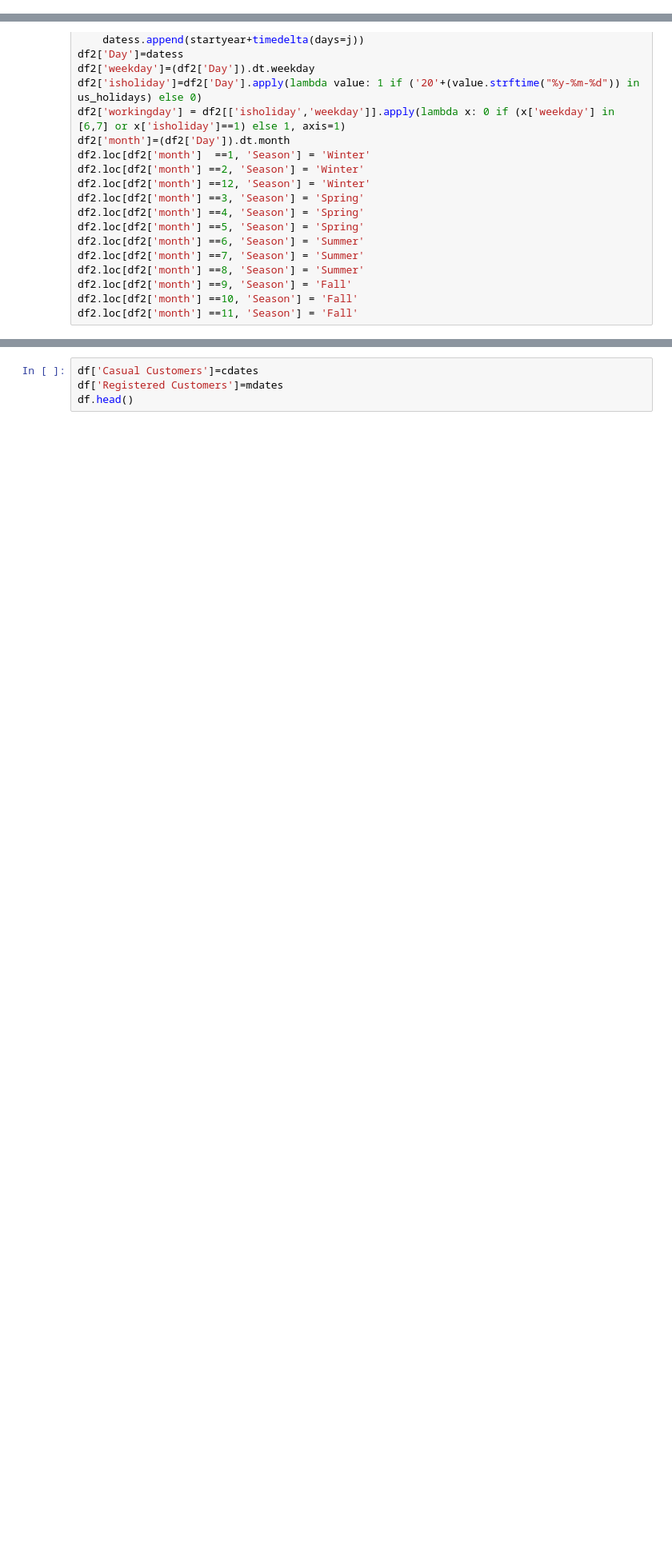
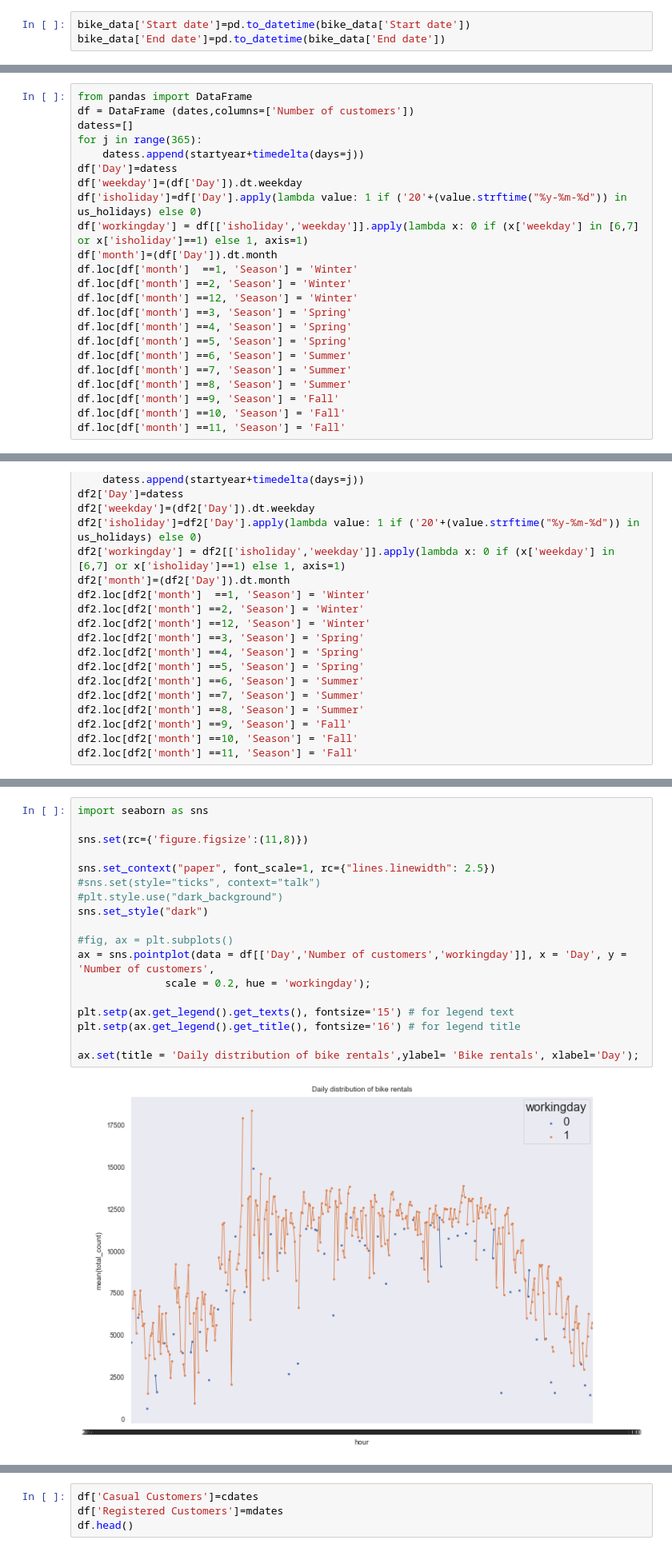
Before and after one commit to beugi19/Capital-Bikeshare, a Jupyter notebook: bike2.ipynb, the cells around one changed output, grey strips where cells are left out. Shown at 80% size. Saved outputs shown, nothing was run; the diff lists cells and outputs as text; blank space fills up the shorter version.

```diff
--- a/bike2.ipynb
+++ b/bike2.ipynb
@@ -48,4 +48,7 @@ bike_data12['month']=12
 bike_data12['season']=1
 # %%
 bike_data=pd.concat([bike_data1,bike_data2,bike_data3,bike_data4,bike_data5,bike_data6,bike_data7,bike_data8,bike_data9,bike_data10,bike_data11,bike_data12 ])
+# %%
+bike_data['Start date']=pd.to_datetime(bike_data['Start date'])
+bike_data['End date']=pd.to_datetime(bike_data['End date'])
 # %%
@@ -92,3 +93,26 @@ df3.head()
+# %%
+from pandas import DataFrame
+df = DataFrame (dates,columns=['Number of customers'])
+datess=[]
+for j in range(365):
+    datess.append(startyear+timedelta(days=j))
+df['Day']=datess
+df['weekday']=(df['Day']).dt.weekday
+df['isholiday']=df['Day'].apply(lambda value: 1 if ('20'+(value.strftime("%y-%m-%d")) in us_holidays) else 0)
+df['workingday'] = df[['isholiday','weekday']].apply(lambda x: 0 if (x['weekday'] in [6,7] or x['isholiday']==1) else 1, axis=1)
+df['month']=(df['Day']).dt.month
+df.loc[df['month']  ==1, 'Season'] = 'Winter'
+df.loc[df['month'] ==2, 'Season'] = 'Winter'
+df.loc[df['month'] ==12, 'Season'] = 'Winter'
+df.loc[df['month'] ==3, 'Season'] = 'Spring'
+df.loc[df['month'] ==4, 'Season'] = 'Spring'
+df.loc[df['month'] ==5, 'Season'] = 'Spring'
+df.loc[df['month'] ==6, 'Season'] = 'Summer'
+df.loc[df['month'] ==7, 'Season'] = 'Summer'
+df.loc[df['month'] ==8, 'Season'] = 'Summer'
+df.loc[df['month'] ==9, 'Season'] = 'Fall'
+df.loc[df['month'] ==10, 'Season'] = 'Fall'
+df.loc[df['month'] ==11, 'Season'] = 'Fall'
 # %%
 member_data=bike_data[bike_data['Member type']=='Member']
 casual_data=bike_data[bike_data['Member type']=='Casual']
@@ -155,0 +268,20 @@ ValueError: The truth value of a Series is ambiguous. Use a.empty, a.bool(), a.i
+# %%
+import seaborn as sns
+
+sns.set(rc={'figure.figsize':(11,8)})
+
+sns.set_context("paper", font_scale=1, rc={"lines.linewidth": 2.5})
+#sns.set(style="ticks", context="talk")
+#plt.style.use("dark_background")
+sns.set_style("dark")
+
+#fig, ax = plt.subplots()
+ax = sns.pointplot(data = df[['Day','Number of customers','workingday']], x = 'Day', y = 'Number of customers',
+              scale = 0.2, hue = 'workingday');
+
+plt.setp(ax.get_legend().get_texts(), fontsize='15') # for legend text
+plt.setp(ax.get_legend().get_title(), fontsize='16') # for legend title
+
+ax.set(title = 'Daily distribution of bike rentals',ylabel= 'Bike rentals', xlabel='Day');
+# %% [output]
+[figure, added]
```
Also changed, not shown: parts of 23 cells of this notebook.
